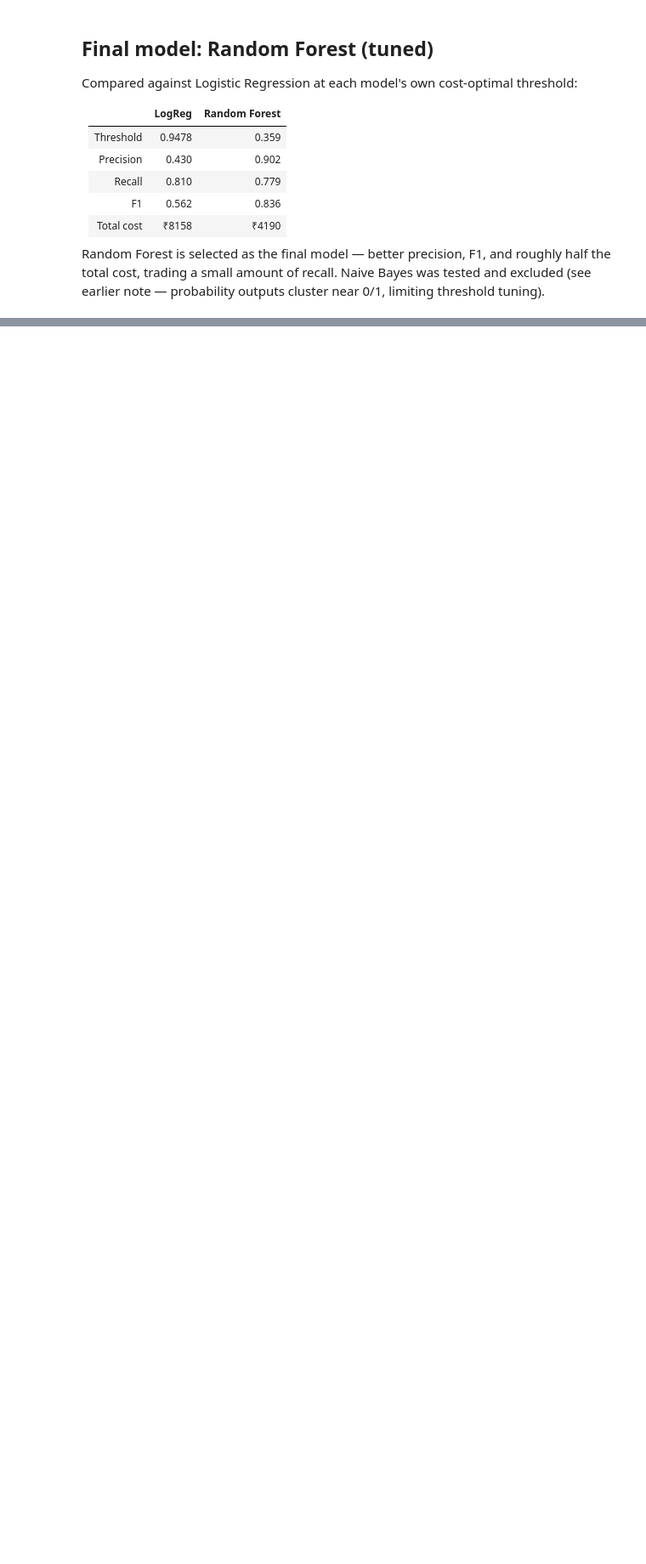
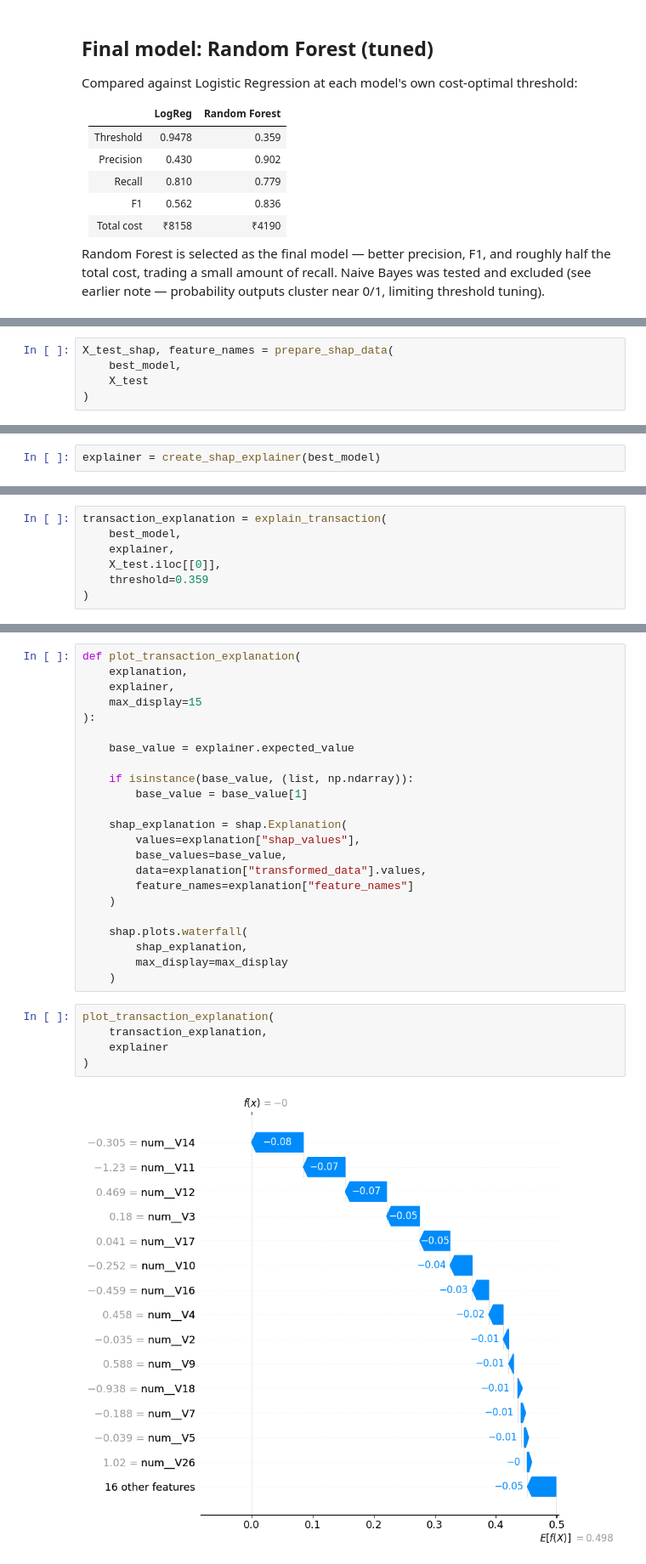
Before and after one commit to Janhvesh-Patil/RiskLens-AI, a Jupyter notebook: backend/TransactionFraudDetector.ipynb, the cells around one changed output, grey strips where cells are left out. Shown at 85% size. Drawn from its saved outputs; the diff is of its cells as text; blank space fills up the shorter version.

Commit message:
SHAP explanation added

```diff
--- a/backend/TransactionFraudDetector.ipynb
+++ b/backend/TransactionFraudDetector.ipynb
@@ -999,0 +1102,5 @@ near 0/1, limiting threshold tuning).
+# %%
+X_test_shap, feature_names = prepare_shap_data(
+    best_model,
+    X_test
+)
@@ -999,0 +1119,2 @@ near 0/1, limiting threshold tuning).
+# %%
+explainer = create_shap_explainer(best_model)
@@ -999,0 +1191,7 @@ near 0/1, limiting threshold tuning).
+# %%
+transaction_explanation = explain_transaction(
+    best_model,
+    explainer,
+    X_test.iloc[[0]],
+    threshold=0.359
+)
@@ -999,0 +1213,30 @@ near 0/1, limiting threshold tuning).
+# %%
+def plot_transaction_explanation(
+    explanation,
+    explainer,
+    max_display=15
+):
+
+    base_value = explainer.expected_value
+
+    if isinstance(base_value, (list, np.ndarray)):
+        base_value = base_value[1]
+
+    shap_explanation = shap.Explanation(
+        values=explanation["shap_values"],
+        base_values=base_value,
+        data=explanation["transformed_data"].values,
+        feature_names=explanation["feature_names"]
+    )
+
+    shap.plots.waterfall(
+        shap_explanation,
+        max_display=max_display
+    )
+# %%
+plot_transaction_explanation(
+    transaction_explanation,
+    explainer
+)
+# %% [output]
+[figure, added]
```
Also changed, not shown: parts of 12 cells of this notebook.
